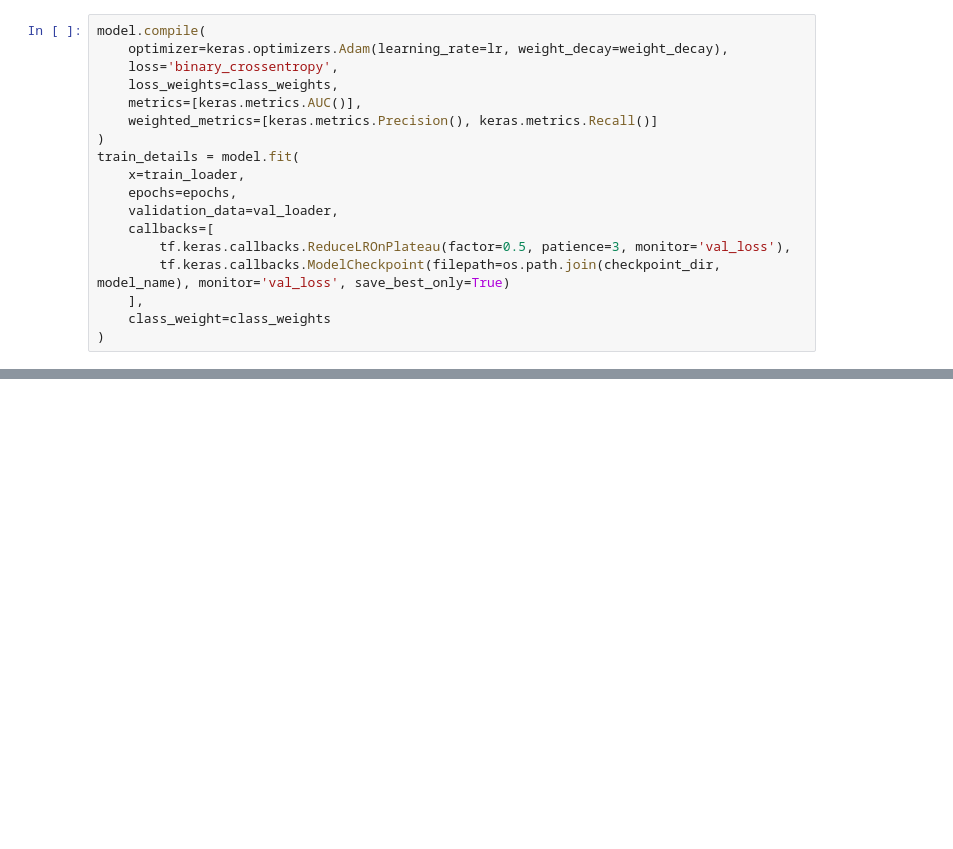
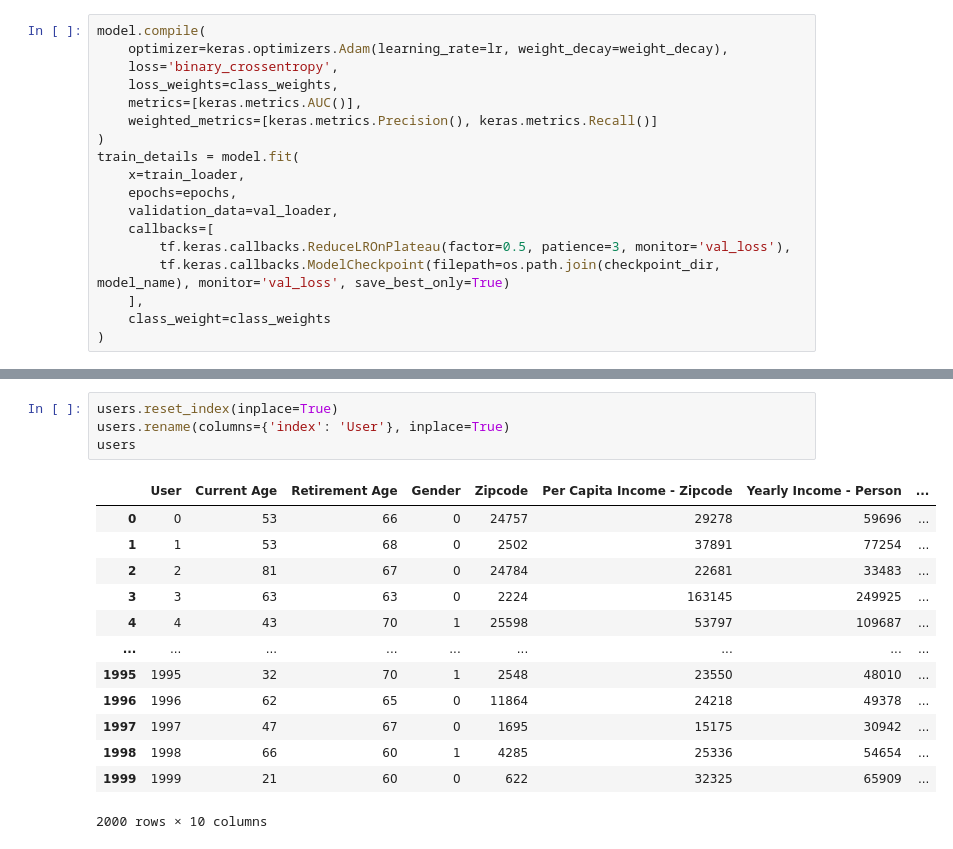
Before and after one commit to HossamElkordi/Credit-Card-Fraud-Detection, a Jupyter notebook: classification_models.ipynb, the cells around one changed output, grey strips where cells are left out. Saved outputs shown, nothing was run; the diff lists cells and outputs as text; blank space fills up the shorter version.

```diff
--- a/classification_models.ipynb
+++ b/classification_models.ipynb
@@ -533,0 +576,18 @@ train_details = model.fit(
+# %%
+users.reset_index(inplace=True)
+users.rename(columns={'index': 'User'}, inplace=True)
+users
+# %% [output]
+|  | User | Current Age | Retirement Age | Gender | Zipcode | Per Capita Income - Zipcode | Yearly Income - Person | ... |
+| 0 | 0 | 53 | 66 | 0 | 24757 | 29278 | 59696 | ... |
+| 1 | 1 | 53 | 68 | 0 | 2502 | 37891 | 77254 | ... |
+| 2 | 2 | 81 | 67 | 0 | 24784 | 22681 | 33483 | ... |
+| 3 | 3 | 63 | 63 | 0 | 2224 | 163145 | 249925 | ... |
+| 4 | 4 | 43 | 70 | 1 | 25598 | 53797 | 109687 | ... |
+| ... | ... | ... | ... | ... | ... | ... | ... | ... |
+| 1995 | 1995 | 32 | 70 | 1 | 2548 | 23550 | 48010 | ... |
+| 1996 | 1996 | 62 | 65 | 0 | 11864 | 24218 | 49378 | ... |
+| 1997 | 1997 | 47 | 67 | 0 | 1695 | 15175 | 30942 | ... |
+| 1998 | 1998 | 66 | 60 | 1 | 4285 | 25336 | 54654 | ... |
+| 1999 | 1999 | 21 | 60 | 0 | 622 | 32325 | 65909 | ... |
+2000 rows × 10 columns
```
Also changed, not shown: parts of 15 cells of this notebook.
